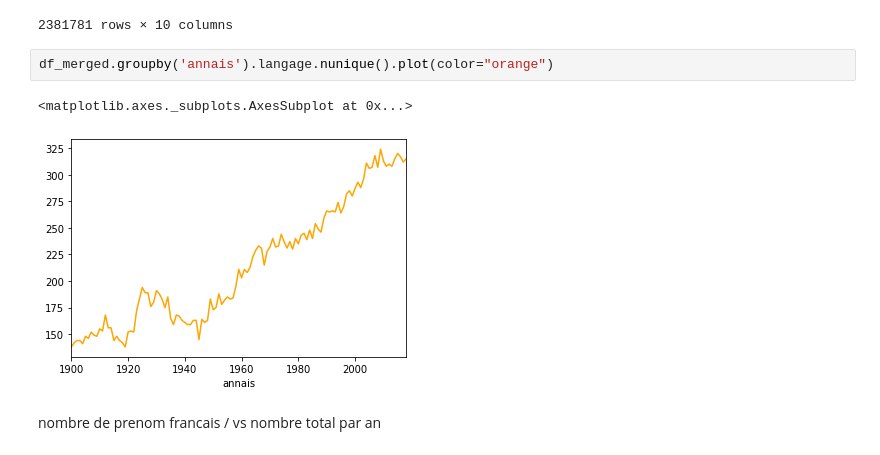
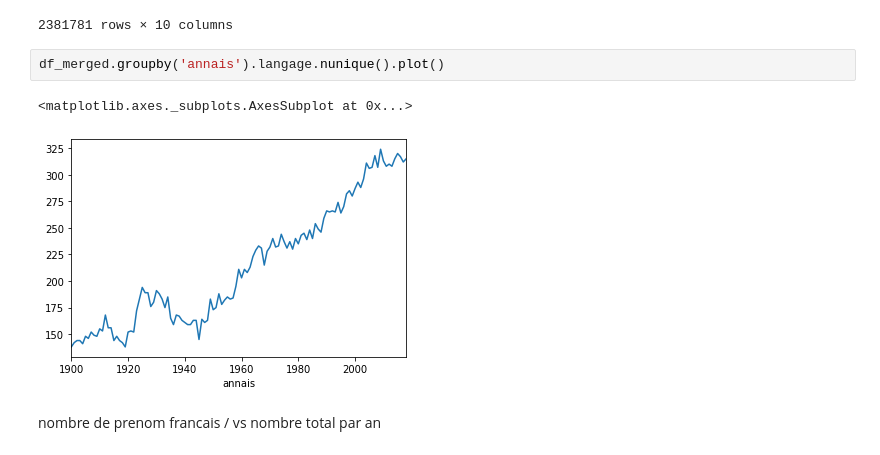
Before and after one commit to pacome-ar/test_nbdime, a Jupyter notebook: notebooks/Untitled.ipynb, the cells around one changed output. Drawn from its saved outputs; the diff is of its cells as text.

Commit message:
changed color of first plot in untitled notebook

```diff
--- a/notebooks/Untitled.ipynb
+++ b/notebooks/Untitled.ipynb
@@ -50,10 +50,10 @@ df_merged.assign(decade = df_merged.annais // 10 * 10)
 | 2381780 | 2 | ZUZANNA | NaN | NaN | 109 | zuzanna | f | polish | 0.00 | NaN |
 2381781 rows × 10 columns
 # %%
-df_merged.groupby('annais').langage.nunique().plot(color="orange")
+df_merged.groupby('annais').langage.nunique().plot()
 # %% [output]
 <matplotlib.axes._subplots.AxesSubplot at 0x...>
-[figure, old version]
+[figure, new version]
 # %% [markdown]
 nombre de prenom francais / vs nombre total par an
 # %%
```
